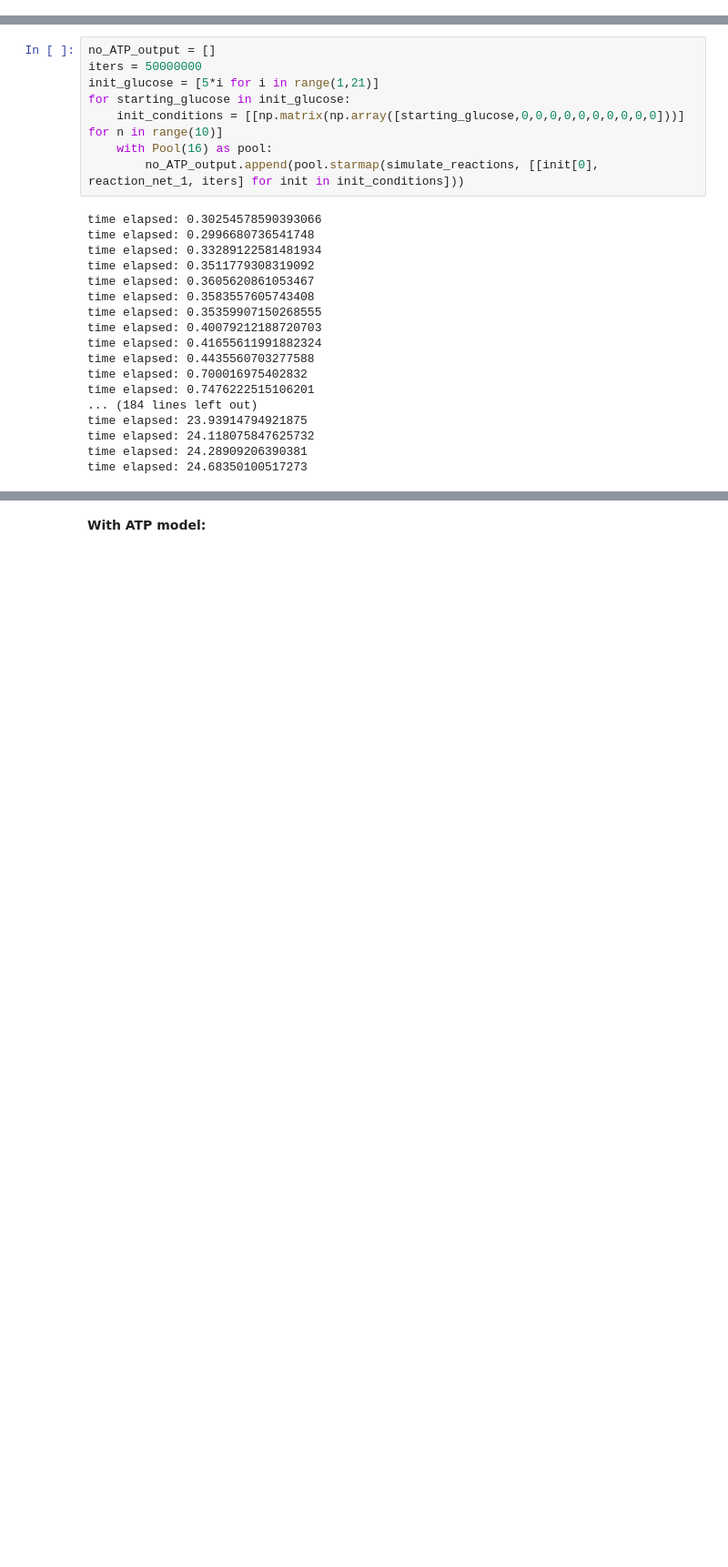
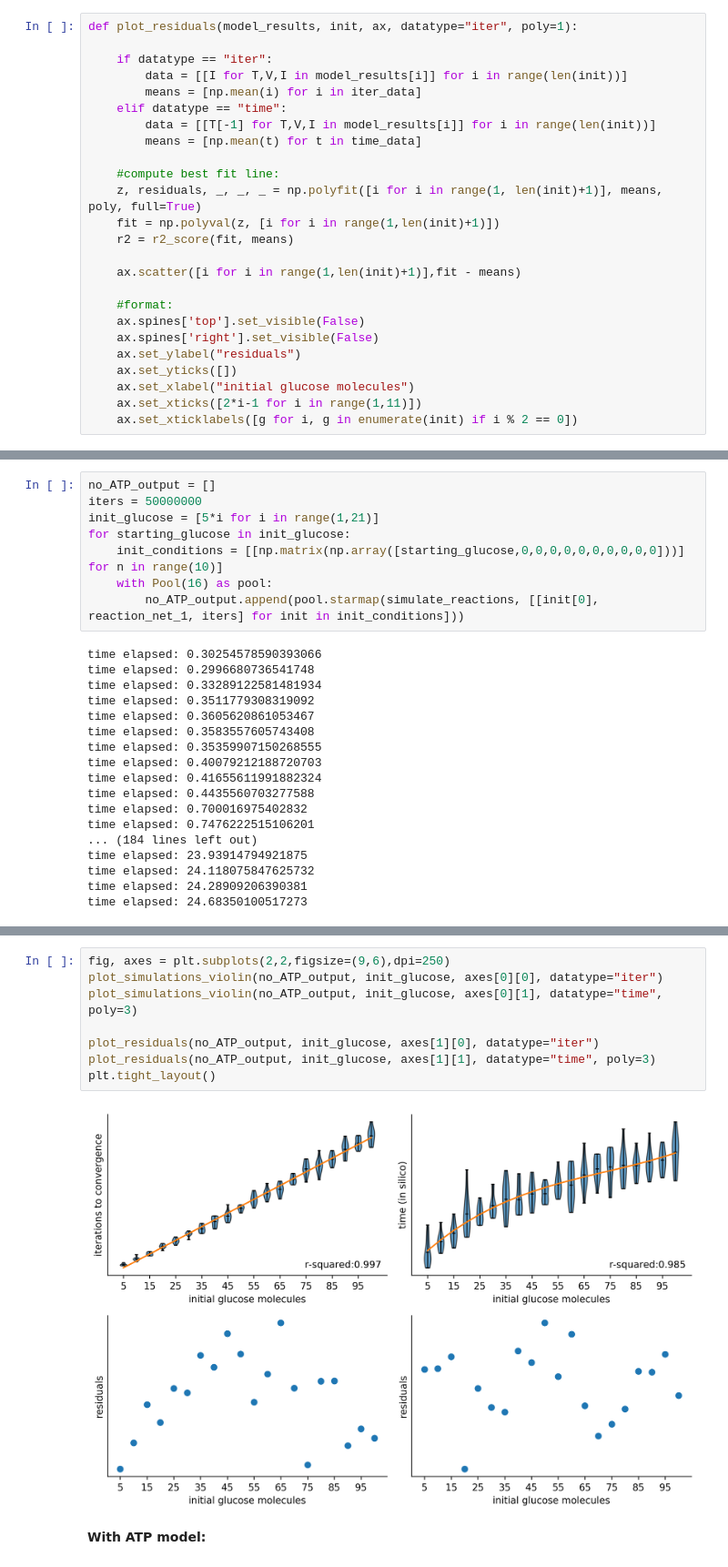
Before and after one commit to smorabit/screm, a Jupyter notebook: glycolysis.ipynb, the cells around one changed output, grey strips where cells are left out. Shown at 91% size. Cells and saved outputs as stored; diff of their text form; blank space fills up the shorter version.

```diff
--- a/glycolysis.ipynb
+++ b/glycolysis.ipynb
@@ -110,0 +178,25 @@ def plot_simulation(T,V,I, reaction_net, metabolites="all", figsize=(7,3), dpi=1
+# %%
+def plot_residuals(model_results, init, ax, datatype="iter", poly=1):
+
+    if datatype == "iter":
+        data = [[I for T,V,I in model_results[i]] for i in range(len(init))]
+        means = [np.mean(i) for i in iter_data]
+    elif datatype == "time":
+        data = [[T[-1] for T,V,I in model_results[i]] for i in range(len(init))]
+        means = [np.mean(t) for t in time_data]
+
+    #compute best fit line:
+    z, residuals, _, _, _ = np.polyfit([i for i in range(1, len(init)+1)], means, poly, full=True)
+    fit = np.polyval(z, [i for i in range(1,len(init)+1)])
+    r2 = r2_score(fit, means)
+
+    ax.scatter([i for i in range(1,len(init)+1)],fit - means)
+
+    #format:
+    ax.spines['top'].set_visible(False)
+    ax.spines['right'].set_visible(False)
+    ax.set_ylabel("residuals")
+    ax.set_yticks([])
+    ax.set_xlabel("initial glucose molecules")
+    ax.set_xticks([2*i-1 for i in range(1,11)])
+    ax.set_xticklabels([g for i, g in enumerate(init) if i % 2 == 0])
@@ -518,3 +577,13 @@ array([66165.74552385])
+# %%
+fig, axes = plt.subplots(2,2,figsize=(9,6),dpi=250)
+plot_simulations_violin(no_ATP_output, init_glucose, axes[0][0], datatype="iter")
+plot_simulations_violin(no_ATP_output, init_glucose, axes[0][1], datatype="time", poly=3)
+
+plot_residuals(no_ATP_output, init_glucose, axes[1][0], datatype="iter")
+plot_residuals(no_ATP_output, init_glucose, axes[1][1], datatype="time", poly=3)
+plt.tight_layout()
+# %% [output]
+[figure, added]
 # %% [markdown]
 **With ATP model:**
 # %%
```
Also changed, not shown: parts of 26 cells of this notebook, 1 other file.
